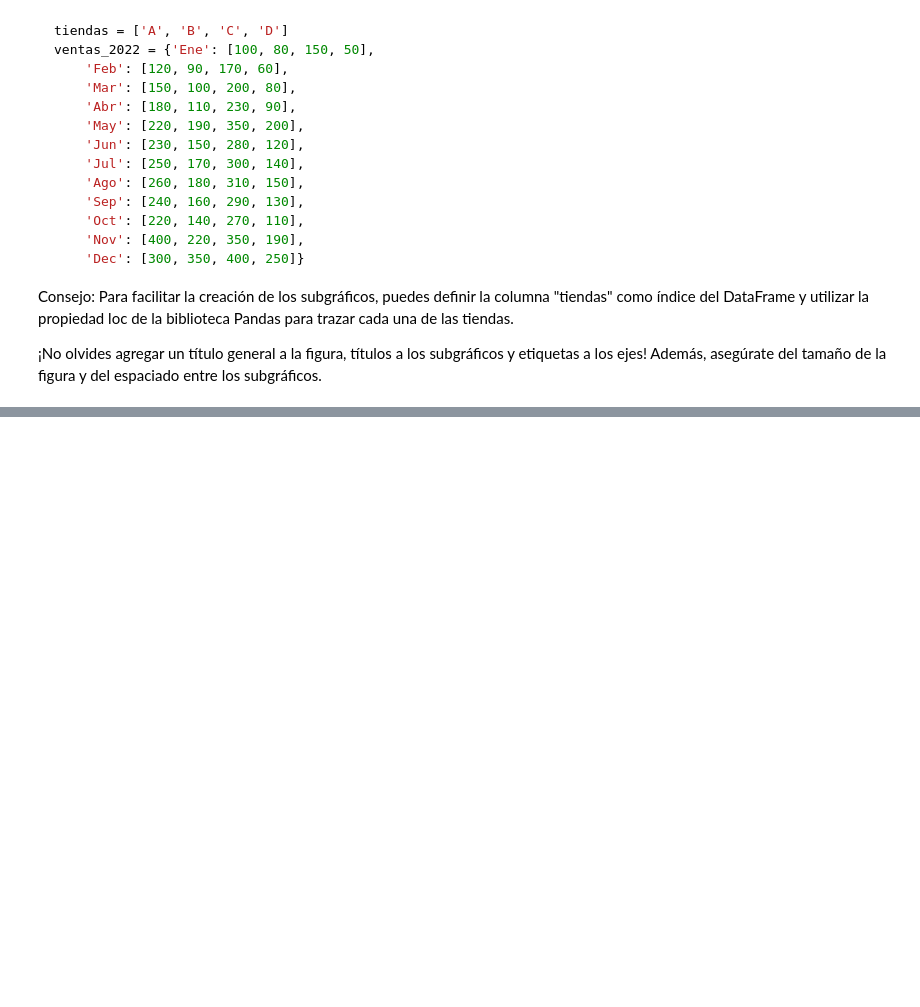
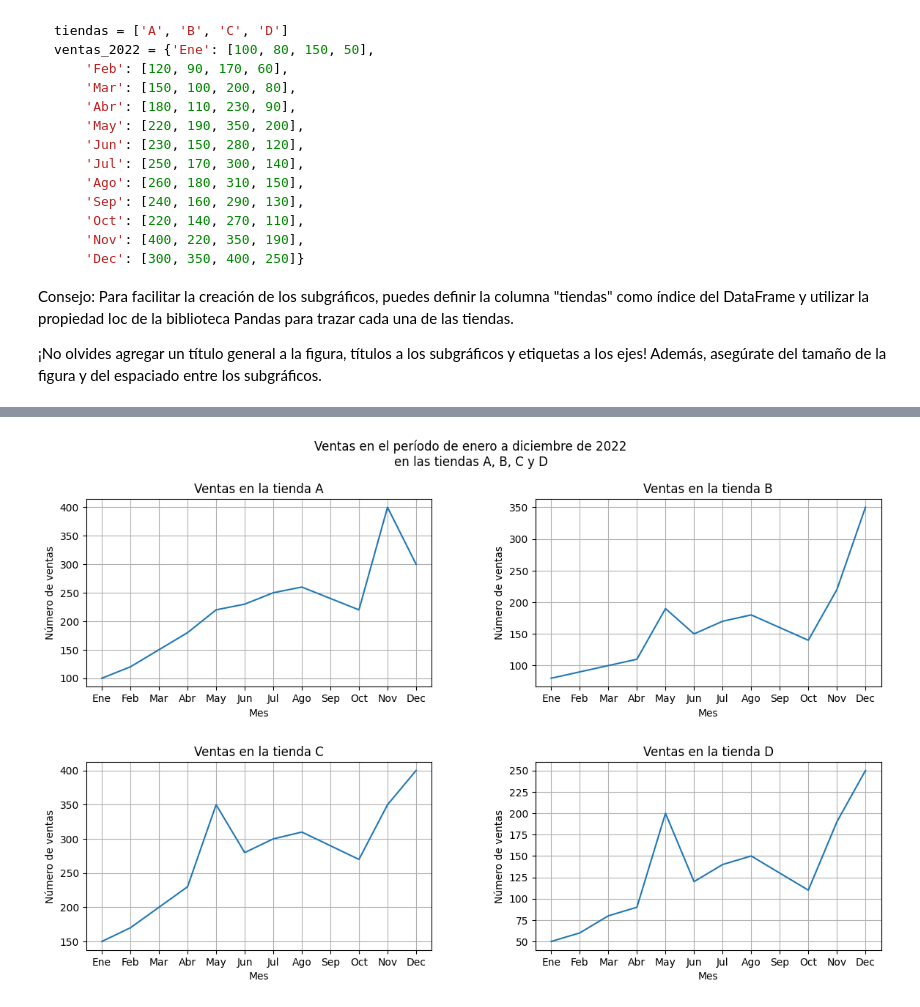
Before and after one commit to jbcodedev/py-data-visualization, a Jupyter notebook: challenge-matplotlib-02-sales-data.ipynb, the cells around one changed output, grey strips where cells are left out. Saved outputs shown, nothing was run; the diff lists cells and outputs as text; code cells hidden in the pictures; blank space fills up the shorter version.

```diff
--- a/challenge-matplotlib-02-sales-data.ipynb
+++ b/challenge-matplotlib-02-sales-data.ipynb
@@ -26,0 +51,5 @@ Consejo: Para facilitar la creación de los subgráficos, puedes definir la colu
+# %%
+# Creacion de Dataframe segun la informacion de las tiendas
+
+df = pd.DataFrame(ventas_2022, index=tiendas)
+df
@@ -26,0 +62,27 @@ Consejo: Para facilitar la creación de los subgráficos, puedes definir la colu
+# %%
+# Creando la figura y los subgráficos
+fig, axs = plt.subplots(2, 2, figsize=(14, 8))
+# Ajustando los espaciados entre los subgráficos
+plt.subplots_adjust(wspace=0.3, hspace=0.4)
+# Agregando un título general para los subgráficos
+fig.suptitle('Ventas en el período de enero a diciembre de 2022\nen las tiendas A, B, C y D')
+
+# Agregando los gráficos en cada uno de los subgráficos
+axs[0, 0].plot(df.loc['A'])
+axs[0, 0].set_title('Ventas en la tienda A')
+axs[0, 1].plot(df.loc['B'])
+axs[0, 1].set_title('Ventas en la tienda B')
+axs[1, 0].plot(df.loc['C'])
+axs[1, 0].set_title('Ventas en la tienda C')
+axs[1, 1].plot(df.loc['D'])
+axs[1, 1].set_title('Ventas en la tienda D')
+
+# Agregando etiquetas para los ejes X y Y
+for ax in axs.flat:
+    ax.set_xlabel('Mes')
+    ax.set_ylabel('Número de ventas')
+    ax.grid()
+
+plt.show()
+# %% [output]
+[figure, added]
```
Also changed, not shown: parts of 5 cells of this notebook.
